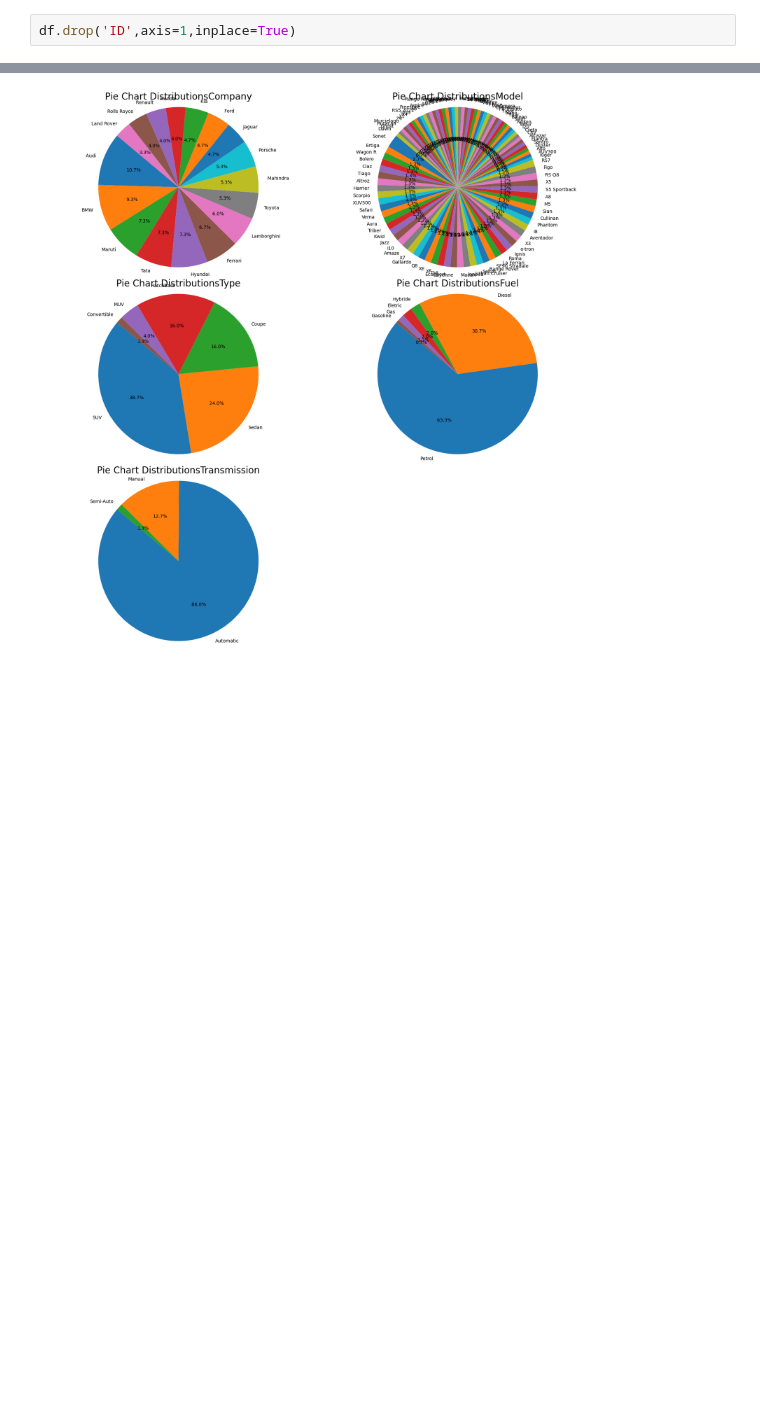
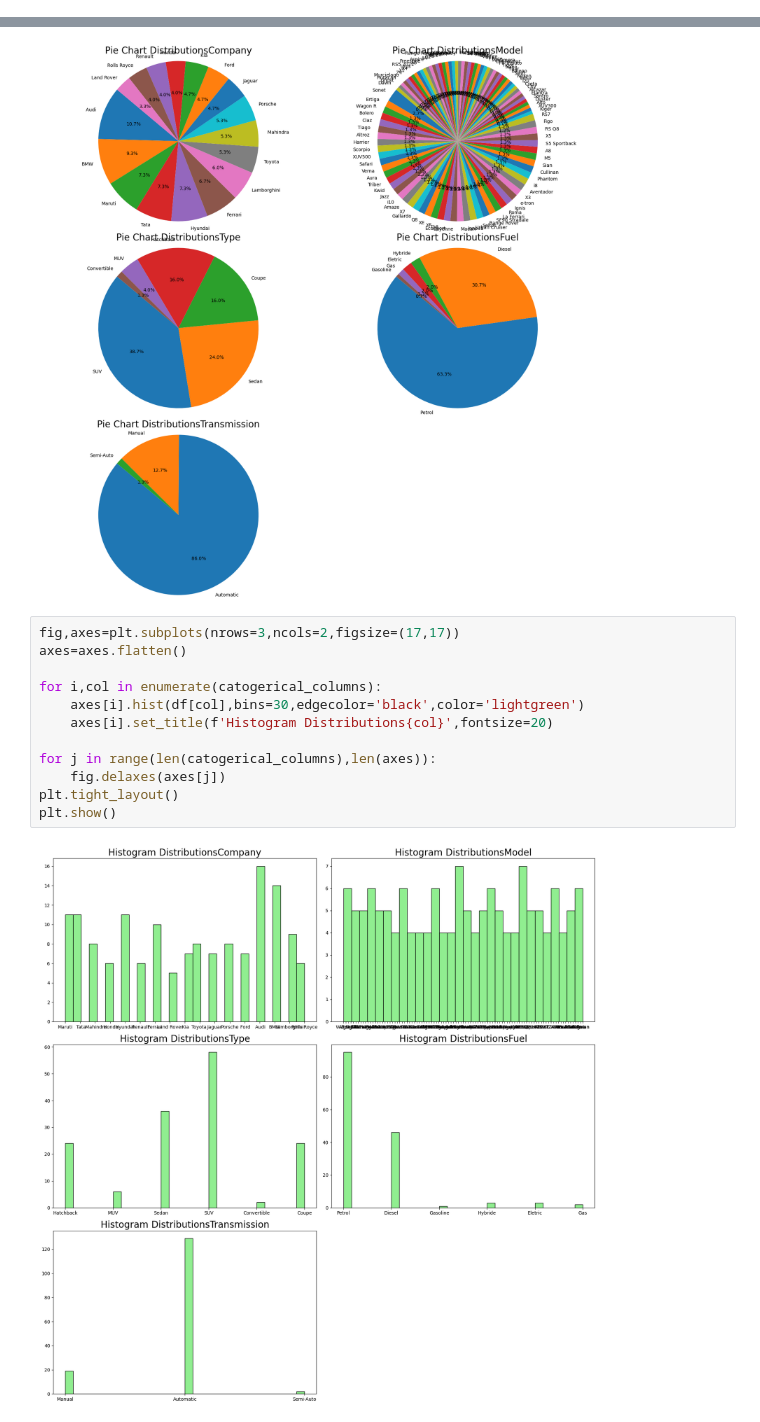
Before and after one commit to potat0ka/project, a Jupyter notebook: Car_Price_pridiction.ipynb, the cells around one changed output, grey strips where cells are left out. Drawn from its saved outputs; the diff is of its cells as text; blank space fills up the shorter version.

```diff
--- a/Car_Price_pridiction.ipynb
+++ b/Car_Price_pridiction.ipynb
@@ -177,8 +177,6 @@ Horsepower (kw)    0
 Year               0
 Price (Lakhs)      0
 dtype: int64
-# %%
-df.drop('ID',axis=1,inplace=True)
 # %%
 df.head()
 # %% [output]
@@ -218,3 +216,17 @@ plt.tight_layout()
 plt.show()
 # %% [output]
 [figure]
+# %%
+fig,axes=plt.subplots(nrows=3,ncols=2,figsize=(17,17))
+axes=axes.flatten()
+
+for i,col in enumerate(catogerical_columns):
+    axes[i].hist(df[col],bins=30,edgecolor='black',color='lightgreen')
+    axes[i].set_title(f'Histogram Distributions{col}',fontsize=20)
+
+for j in range(len(catogerical_columns),len(axes)):
+    fig.delaxes(axes[j])
+plt.tight_layout()
+plt.show()
+# %% [output]
+[figure, added]
```
Also changed, not shown: parts of 16 cells of this notebook.
